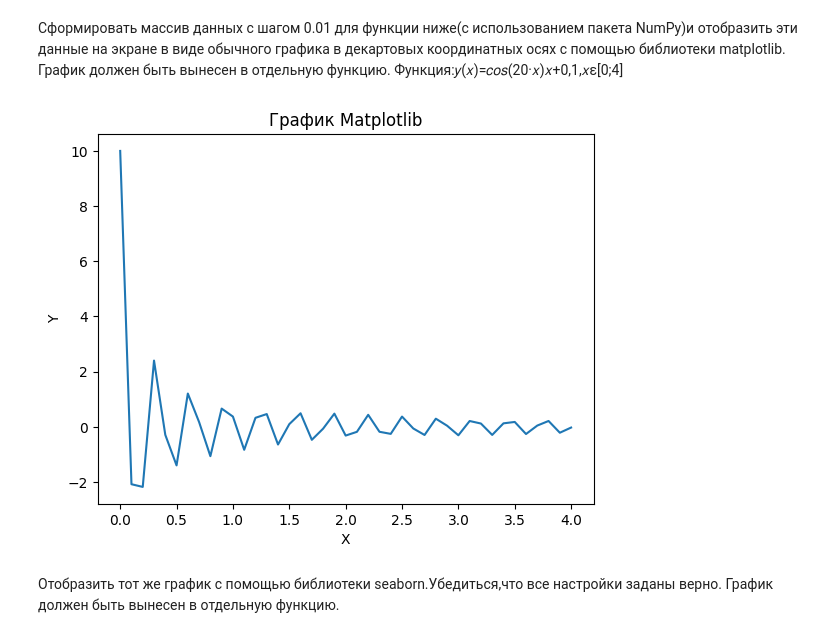
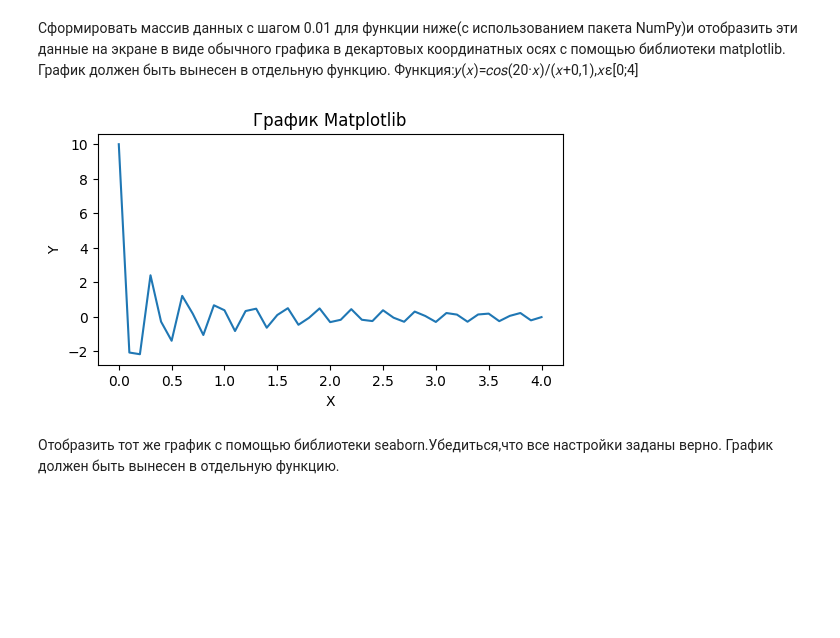
Before and after one commit to J1wZ/python_ml, a Jupyter notebook: дз-13-11/Задача1.ipynb, the cells around one changed output. Saved outputs shown, nothing was run; the diff lists cells and outputs as text; code cells hidden in the pictures; blank space fills up the shorter version.

Commit message:
Добавлены скриншоты и поправлены размеры графиков в задачах

```diff
--- a/дз-13-11/Задача1.ipynb
+++ b/дз-13-11/Задача1.ipynb
@@ -1,6 +1,6 @@
 # %% [markdown]
 Сформировать массив данных с шагом 0.01 для функции ниже(с использованием пакета NumPy)и отобразить эти данные на экране в виде обычного графика в декартовых координатных осях с помощью библиотеки matplotlib.
-График должен быть вынесен в отдельную функцию. Функция:𝑦(𝑥)=𝑐𝑜𝑠(20·𝑥)𝑥+0,1,𝑥ε[0;4]
+График должен быть вынесен в отдельную функцию. Функция:𝑦(𝑥)=𝑐𝑜𝑠(20·𝑥)/(𝑥+0,1),𝑥ε[0;4]
 # %%
 import numpy as np
 import math
@@ -10,16 +10,17 @@ y = np.array([math.cos(20*i)/(i + 0.1) for i in x])
 # %%
 import matplotlib.pyplot as plt
 
 def graphMatplot(x,y):
+    plt.figure(figsize=(6, 3))
     plt.plot(x, y)
     plt.xlabel('X')
     plt.ylabel('Y')
     plt.title('График Matplotlib')
     plt.show()
 
 graphMatplot(x,y)
 # %% [output]
-[figure, old version]
+[figure, new version]
 # %% [markdown]
 Отобразить тот же график с помощью библиотеки seaborn.Убедиться,что все настройки заданы верно. График должен быть вынесен в отдельную функцию.
 # %%
```
Also changed, not shown: parts of 2 cells of this notebook, 10 other files.
